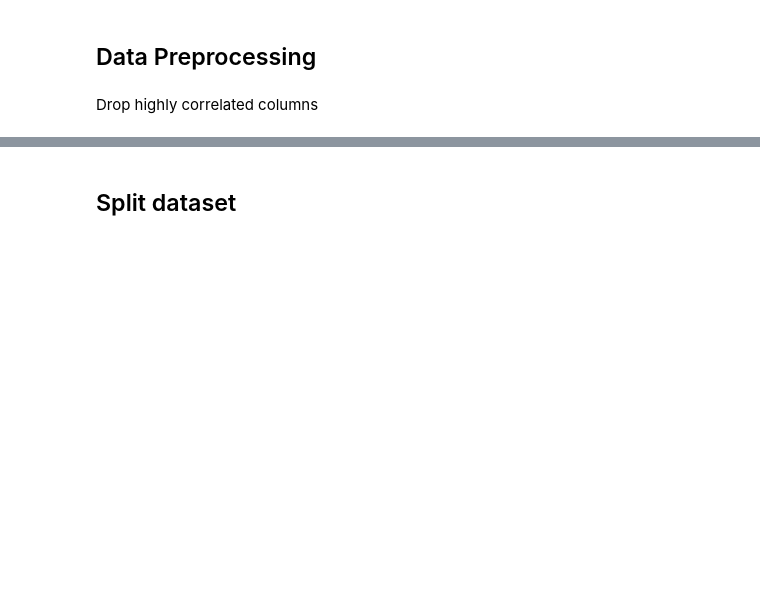
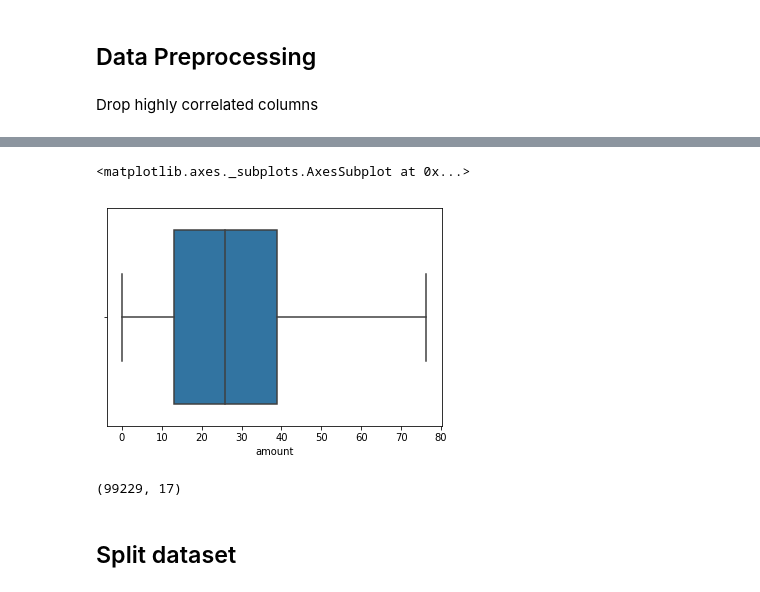
Before and after one commit to deborrrrrah/DSDM_Projects, a Jupyter notebook: Fraud Detection.ipynb, the cells around one changed output, grey strips where cells are left out. Cells and saved outputs as stored; diff of their text form; code cells hidden in the pictures; blank space fills up the shorter version.

```diff
--- a/Fraud Detection.ipynb
+++ b/Fraud Detection.ipynb
@@ -49,3 +111,21 @@ clean_df.shape
+# %%
+Q1 = clean_df['amount'].quantile(0.25)
+Q3 = clean_df['amount'].quantile(0.75)
+IQR = Q3 - Q1
+
+outlier_removed_df = clean_df
+filter = (outlier_removed_df['amount'] >= Q1 - 1.5 * IQR) & (outlier_removed_df['amount'] <= Q3 + 1.5 *IQR)
+outlier_removed_df = outlier_removed_df.loc[filter]
+
+sns.boxplot(x=outlier_removed_df['amount'])
+# %% [output]
+<matplotlib.axes._subplots.AxesSubplot at 0x...>
+[figure, added]
+# %%
+clean_df = outlier_removed_df
+outlier_removed_df.shape
+# %% [output]
+(99229, 17)
 # %% [markdown]
 ## Split dataset
 # %%
```
Also changed, not shown: parts of 18 cells of this notebook.
